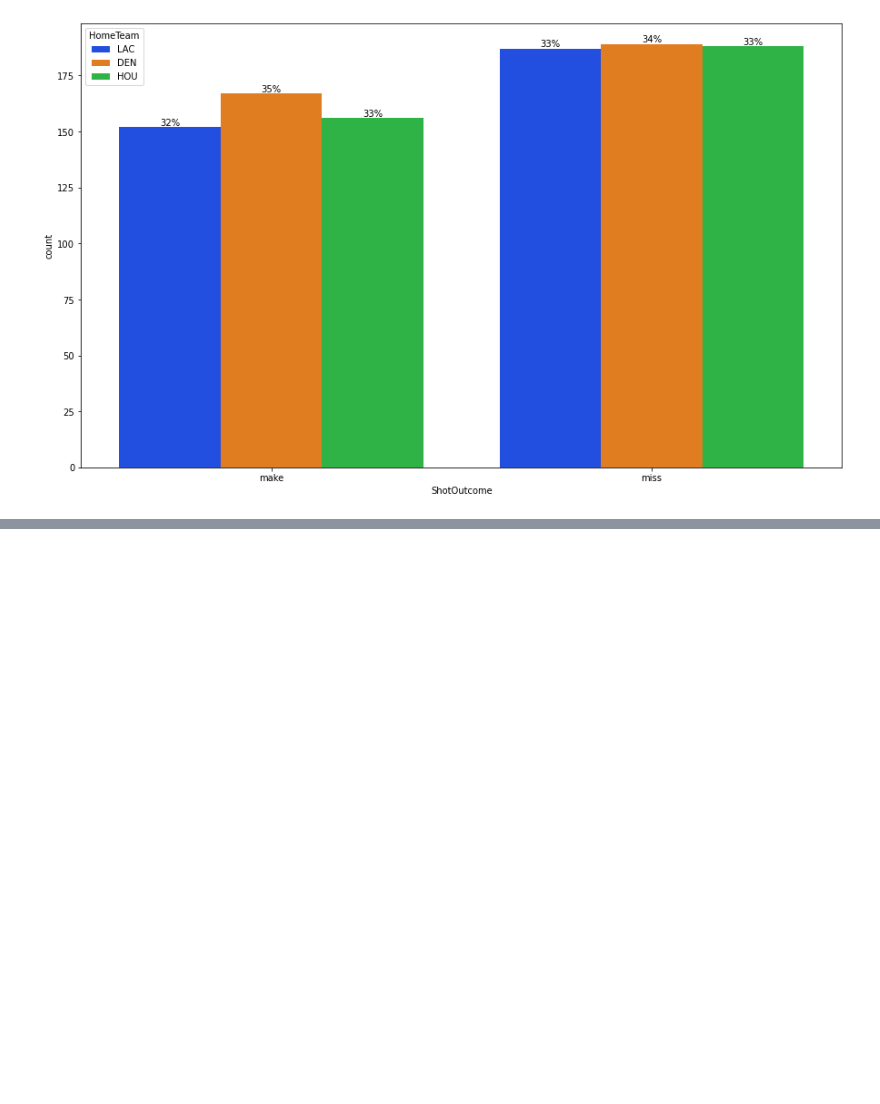
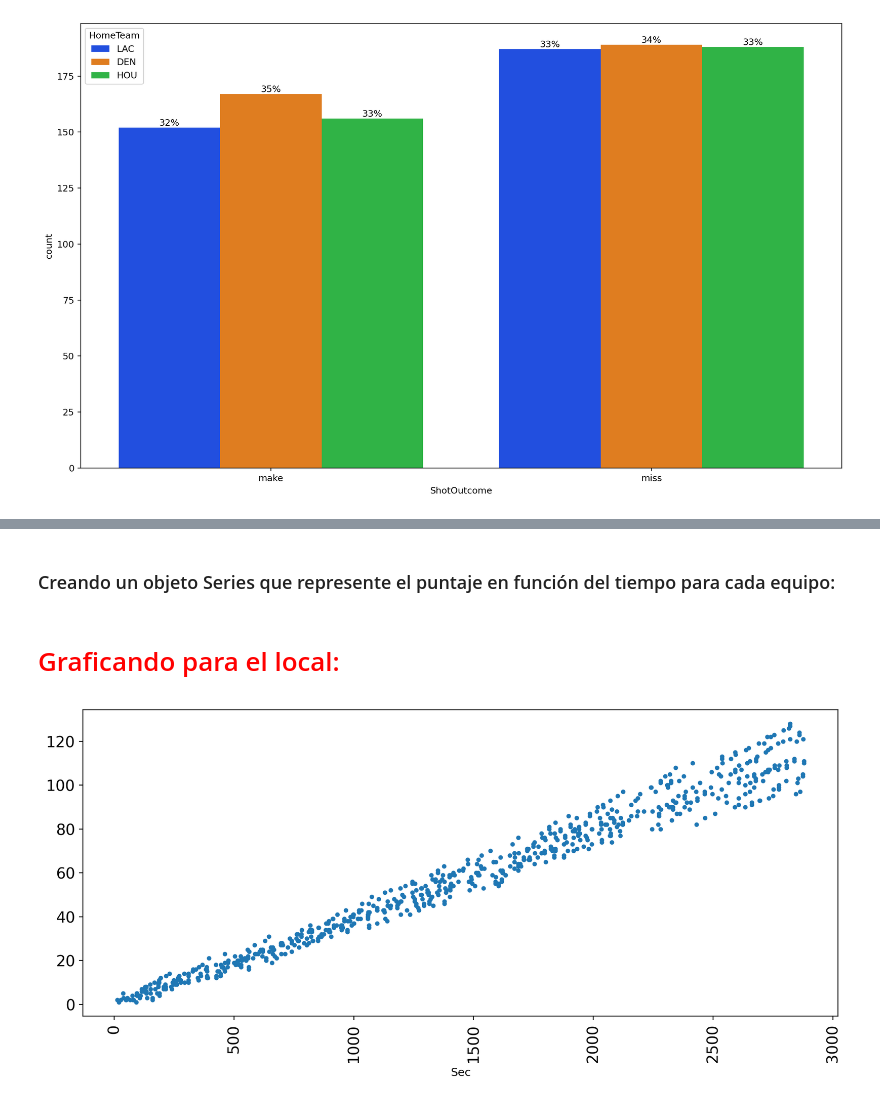
Before and after one commit to sarodriguezme/Proyecto-M.-Estad-stica, a Jupyter notebook: Proyecto_NBA.ipynb, the cells around one changed output, grey strips where cells are left out. Drawn from its saved outputs; the diff is of its cells as text; code cells hidden in the pictures; blank space fills up the shorter version.

```diff
--- a/Proyecto_NBA.ipynb
+++ b/Proyecto_NBA.ipynb
@@ -308,0 +336,28 @@ barPerc(dfL_LAL,'ShotOutcome',ax)
+# %%
+df_game1Q['condA']=df_game1Q.AwayPlay.str.contains(r'\w*makes\w*') #A hace referencia a Away
+df_game1Q['condH']=df_game1Q.HomePlay.str.contains(r'\w*makes\w*') #H hace referencia a Home
+# %%
+df_game1QA=df_game1Q[df_game1Q['condA']==True]
+df_game1QH=df_game1Q[df_game1Q['condH']==True]
+# %%
+df_game1QA=df_game1QA.reset_index()  #redefiniendo la cuenta del índice de cada fila
+df_game1QA=df_game1QA.drop(columns=['index'])
+
+df_game1QH=df_game1QH.reset_index()  #redefiniendo la cuenta del índice de cada fila
+df_game1QH=df_game1QH.drop(columns=['index'])
+# %% [markdown]
+### Creando un objeto Series que represente el puntaje en función del tiempo para cada equipo:
+# %%
+df_game1Qaway=df_game1QA[['Sec','AwayScore']]
+df_gameQA= df_game1Qaway.loc[:,'AwayScore']
+df_gameQA.index = df_game1Qaway.loc[:,'Sec']
+
+df_game1Qhome=df_game1QH[['Sec','HomeScore']]
+df_gameQH= df_game1Qhome.loc[:,'HomeScore']
+df_gameQH.index = df_game1Qhome.loc[:,'Sec']
+# %% [markdown]
+# <span style="color:red">Graficando para el local:</span>
+# %%
+df_gameQA.plot(style='.',rot=90, figsize = (12, 5), fontsize = 13.5); #Equipo local
+# %% [output]
+[figure, added]
```
Also changed, not shown: parts of 78 cells of this notebook.
